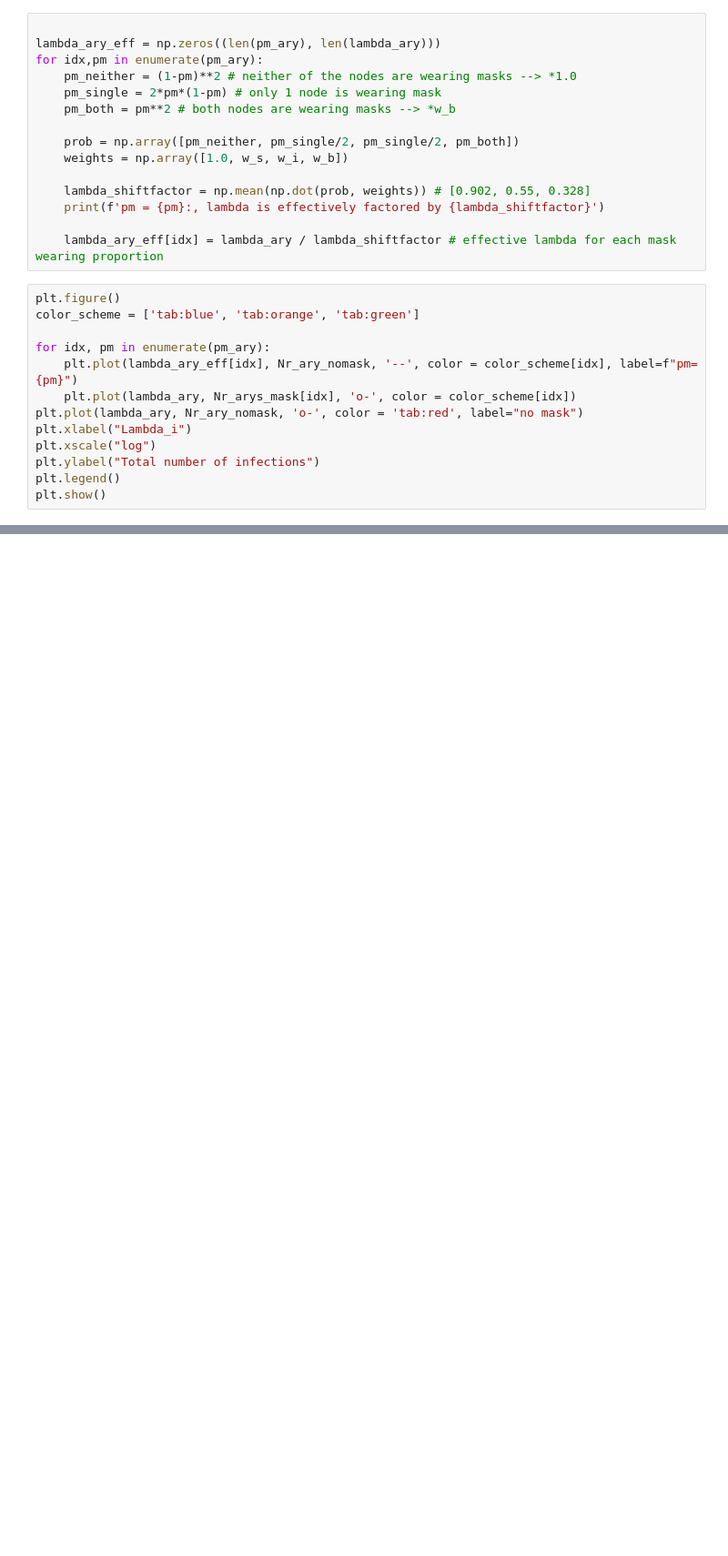
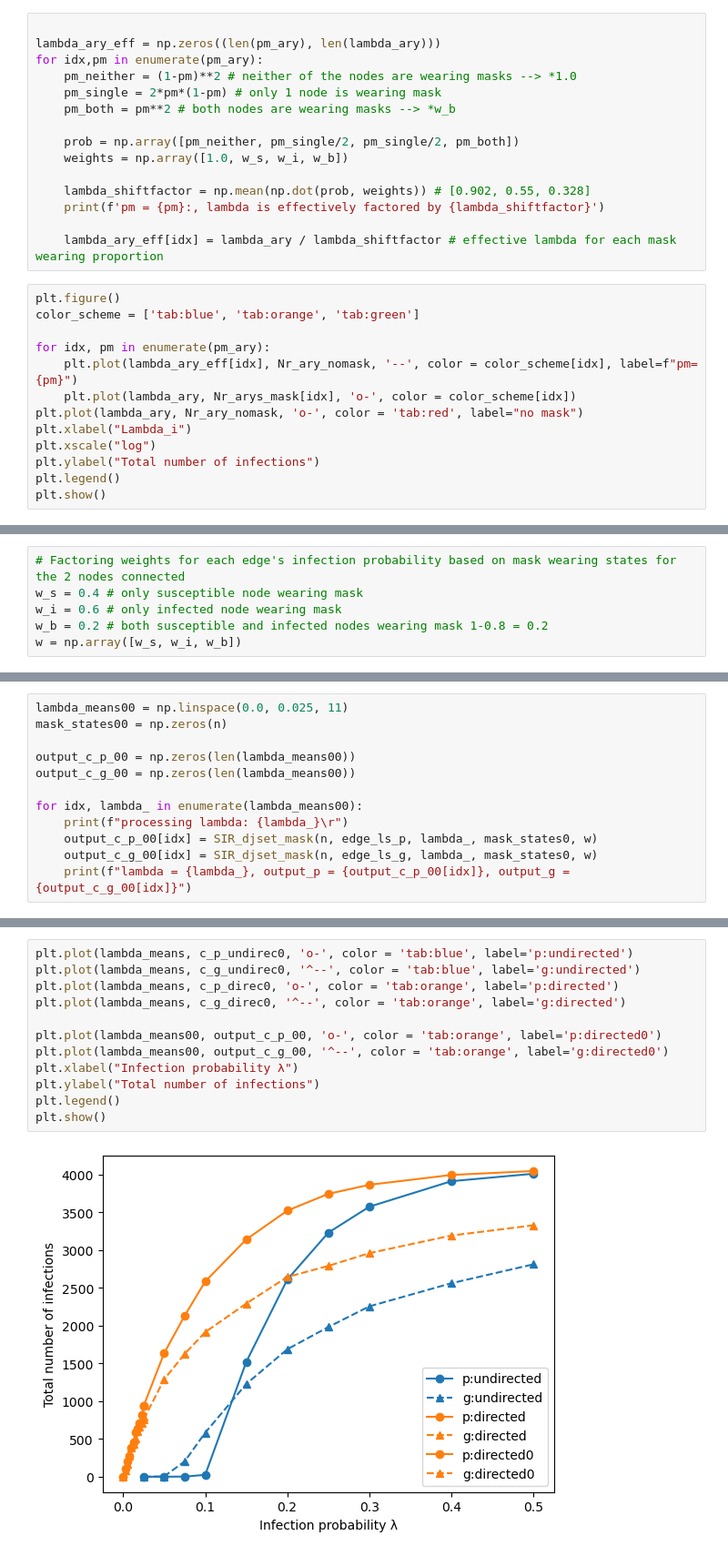
Before and after one commit to SunnyRT/SF5_network_analysis, a Jupyter notebook: experiments2.ipynb, the cells around one changed output, grey strips where cells are left out. Shown at 91% size. Cells and saved outputs as stored; diff of their text form; blank space fills up the shorter version.

```diff
--- a/experiments2.ipynb
+++ b/experiments2.ipynb
@@ -387,0 +538,6 @@ plt.show()
+# %%
+# Factoring weights for each edge's infection probability based on mask wearing states for the 2 nodes connected
+w_s = 0.4 # only susceptible node wearing mask
+w_i = 0.6 # only infected node wearing mask
+w_b = 0.2 # both susceptible and infected nodes wearing mask 1-0.8 = 0.2
+w = np.array([w_s, w_i, w_b])
@@ -387,0 +741,12 @@ plt.show()
+# %%
+lambda_means00 = np.linspace(0.0, 0.025, 11)
+mask_states00 = np.zeros(n)
+
+output_c_p_00 = np.zeros(len(lambda_means00))
+output_c_g_00 = np.zeros(len(lambda_means00))
+
+for idx, lambda_ in enumerate(lambda_means00):
+    print(f"processing lambda: {lambda_}\r")
+    output_c_p_00[idx] = SIR_djset_mask(n, edge_ls_p, lambda_, mask_states0, w)
+    output_c_g_00[idx] = SIR_djset_mask(n, edge_ls_g, lambda_, mask_states0, w)
+    print(f"lambda = {lambda_}, output_p = {output_c_p_00[idx]}, output_g = {output_c_g_00[idx]}")
@@ -387,0 +778,14 @@ plt.show()
+# %%
+plt.plot(lambda_means, c_p_undirec0, 'o-', color = 'tab:blue', label='p:undirected')
+plt.plot(lambda_means, c_g_undirec0, '^--', color = 'tab:blue', label='g:undirected')
+plt.plot(lambda_means, c_p_direc0, 'o-', color = 'tab:orange', label='p:directed')
+plt.plot(lambda_means, c_g_direc0, '^--', color = 'tab:orange', label='g:directed')
+
+plt.plot(lambda_means00, output_c_p_00, 'o-', color = 'tab:orange', label='p:directed0')
+plt.plot(lambda_means00, output_c_g_00, '^--', color = 'tab:orange', label='g:directed0')
+plt.xlabel("Infection probability λ")
+plt.ylabel("Total number of infections")
+plt.legend()
+plt.show()
+# %% [output]
+[figure, added]
```
Also changed, not shown: parts of 45 cells of this notebook, 7 other files.
